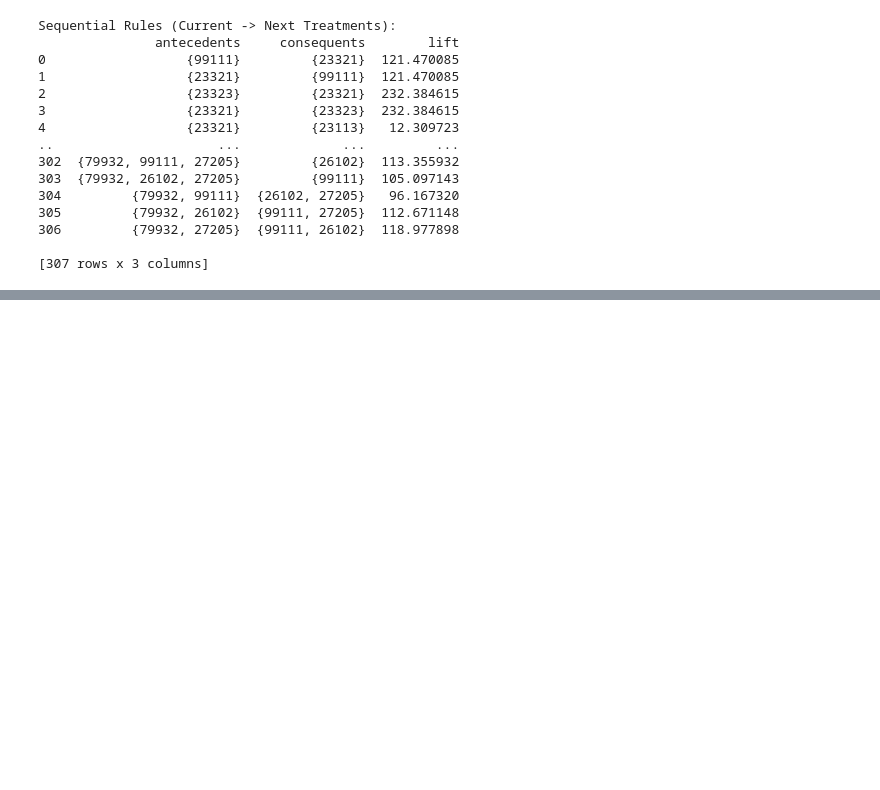
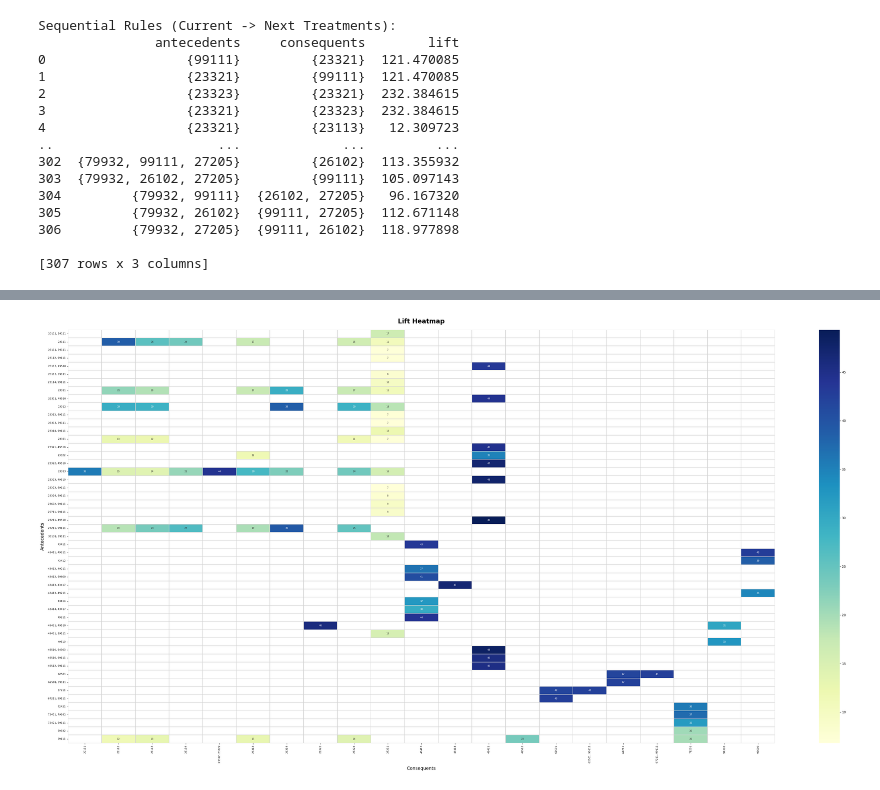
Before and after one commit to Fulankeee/SmilePass, a Jupyter notebook: Reapply_Algorithm.ipynb, the cells around one changed output, grey strips where cells are left out. Cells and saved outputs as stored; diff of their text form; code cells hidden in the pictures; blank space fills up the shorter version.

```diff
--- a/Reapply_Algorithm.ipynb
+++ b/Reapply_Algorithm.ipynb
@@ -785,0 +870,29 @@ plt.show()
+# %%
+import matplotlib.pyplot as plt
+import seaborn as sns
+
+plt.figure(figsize=(40, 20))  # Wide rectangle: width >> height
+
+sns.heatmap(
+    pivot,
+    annot=True,
+    fmt='.0f',
+    cmap="YlGnBu",
+    cbar=True,
+    linewidths=0.3,
+    linecolor='lightgray',
+    square=False,  # Allow rectangular cells
+    annot_kws={"size": 7}  # Slightly smaller text
+)
+
+plt.title('Lift Heatmap', fontsize=20, fontweight='bold', pad=20)
+plt.xlabel('Consequents', fontsize=14, labelpad=10)
+plt.ylabel('Antecedents', fontsize=14, labelpad=10)
+
+plt.xticks(rotation=90, fontsize=8)
+plt.yticks(fontsize=8)
+
+plt.tight_layout()
+plt.show()
+# %% [output]
+[figure, added]
```
Also changed, not shown: parts of 7 cells of this notebook.
